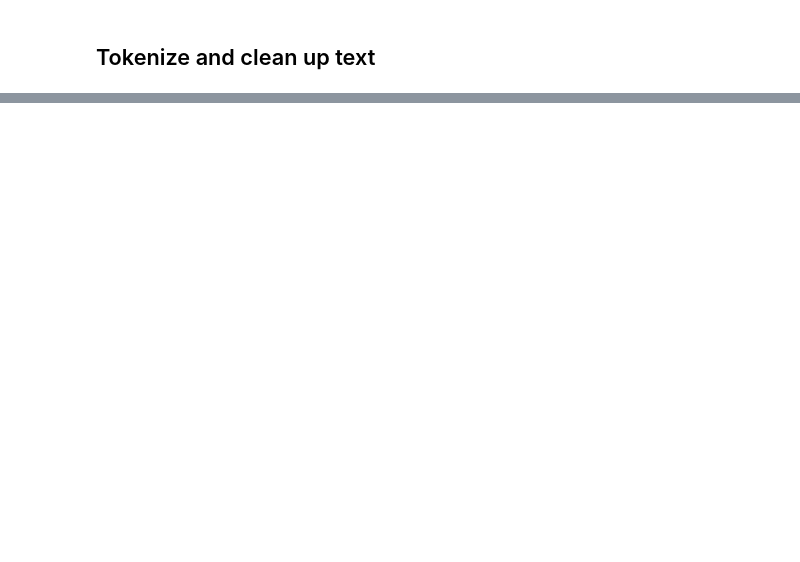
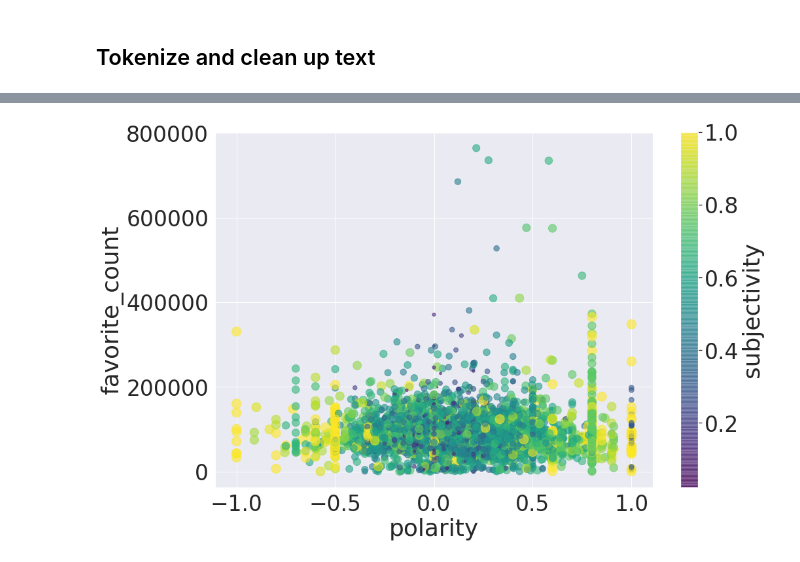
Before and after one commit to emmanuel-garza/presidential-tweets, a Jupyter notebook: exploratory_data_analysis.ipynb, the cells around one changed output, grey strips where cells are left out. Saved outputs shown, nothing was run; the diff lists cells and outputs as text; code cells hidden in the pictures; blank space fills up the shorter version.

```diff
--- a/exploratory_data_analysis.ipynb
+++ b/exploratory_data_analysis.ipynb
@@ -212,0 +222,2 @@ plt.savefig('img/trump_tweets_caps.png', bbox_inches='tight')
+# %%
+df[['polarity','subjectivity']] = df.words.apply(lambda x:pd.Series(TextBlob(' '.join(x)).sentiment))
@@ -212,0 +244,17 @@ plt.savefig('img/trump_tweets_caps.png', bbox_inches='tight')
+# %%
+df_tmp = df[(df['is_retweet']==False) & (df['subjectivity']>0.0)]
+# %%
+font_scale_def = 3
+sns.set(font_scale=font_scale_def)
+
+figsize_def = (15,10)
+plt.rc('legend', fontsize=22)
+plt.rc('lines', linewidth=5)
+
+ax = df_tmp.plot.scatter(y='favorite_count', x='polarity', c='subjectivity', s=df_tmp.subjectivity*200, alpha=0.6, colormap='viridis', figsize=(15,10), sharex=False)
+
+# ax.xaxis.tick_top()
+# plt.xticks('a')
+plt.show()
+# %% [output]
+[figure, added]
```
Also changed, not shown: parts of 9 cells of this notebook, 2 other files.
